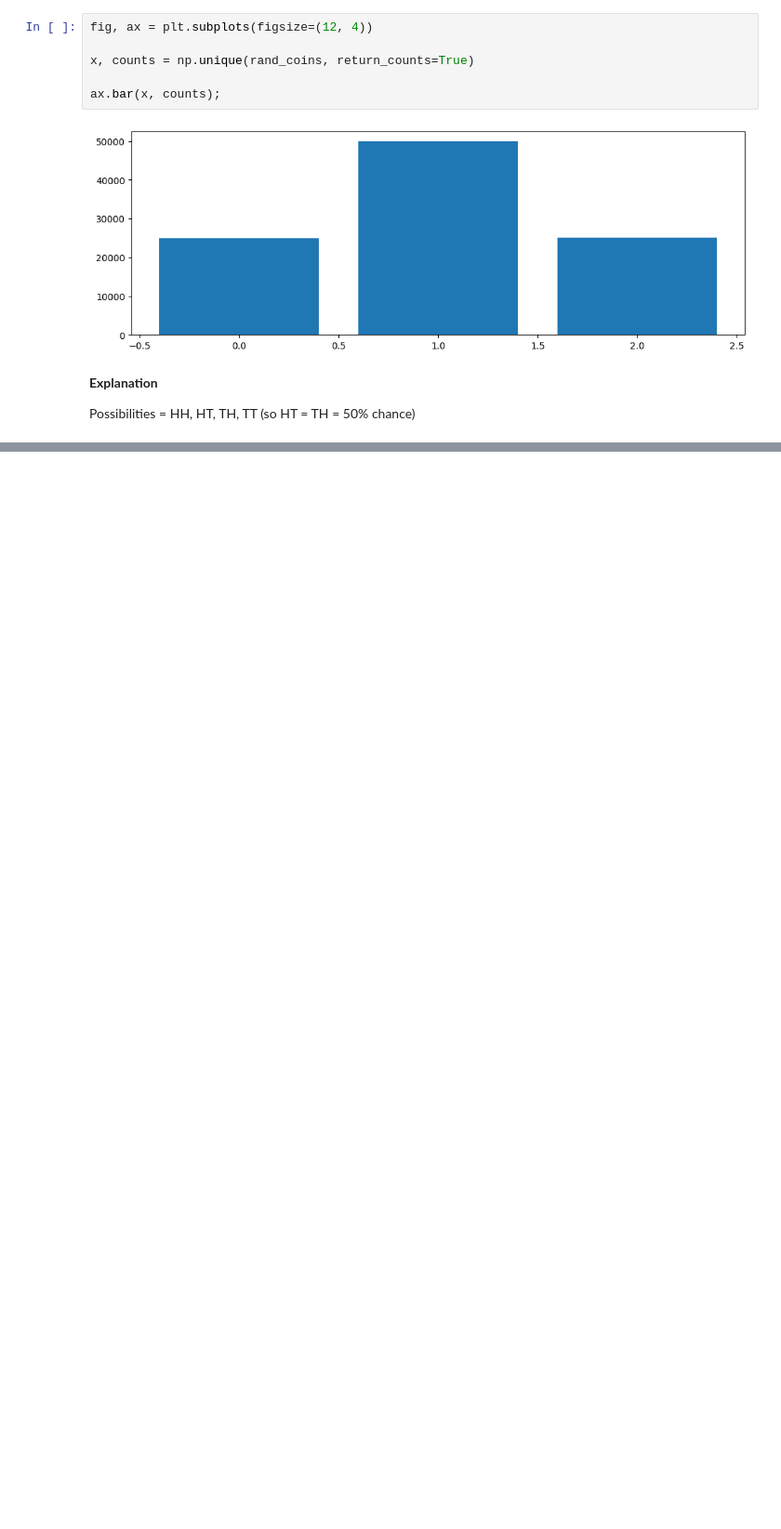
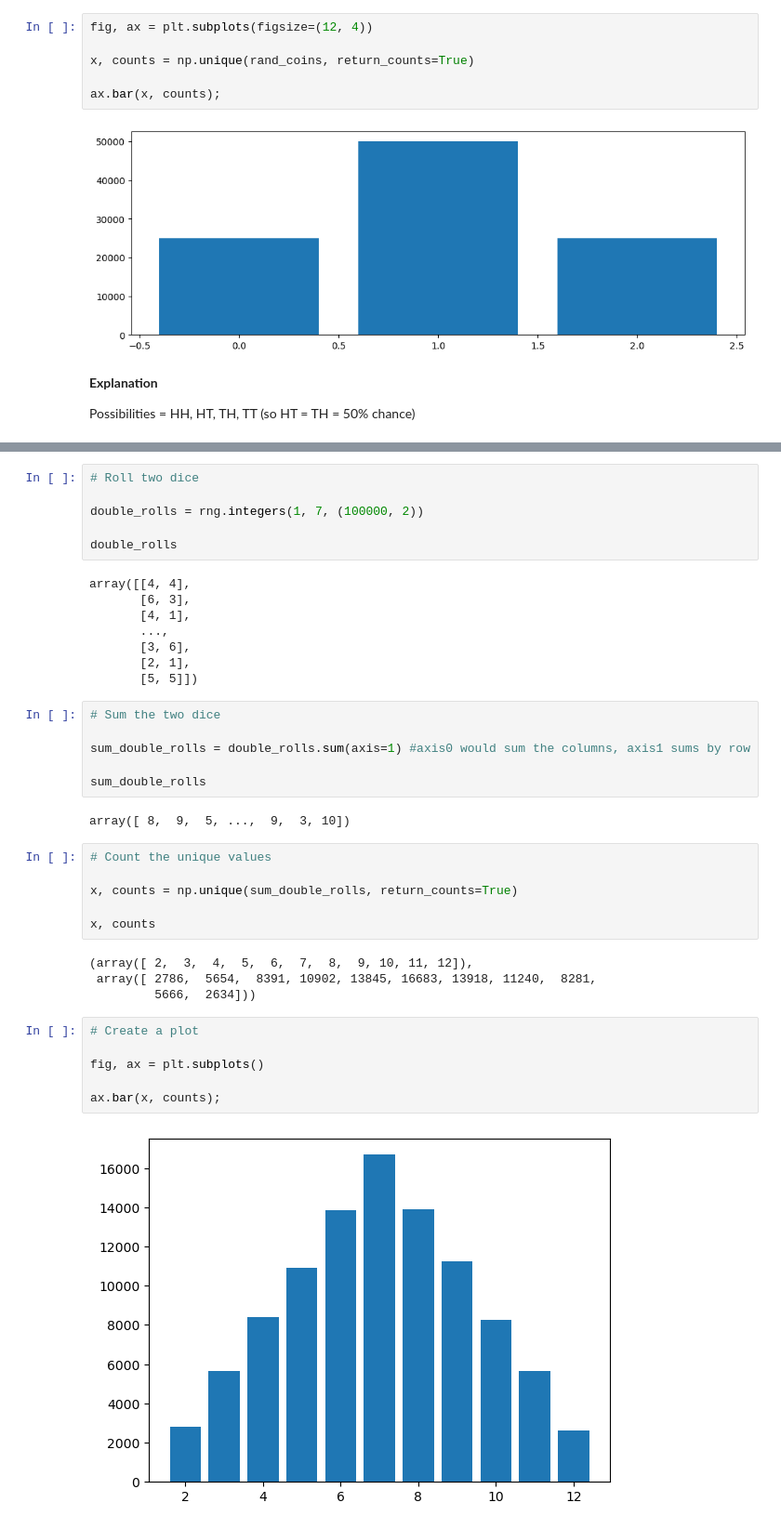
Before and after one commit to PeeBs68/mywork, a Jupyter notebook: fund_da_week7and8.ipynb, the cells around one changed output, grey strips where cells are left out. Shown at 93% size. Saved outputs shown, nothing was run; the diff lists cells and outputs as text; blank space fills up the shorter version.

```diff
--- a/fund_da_week7and8.ipynb
+++ b/fund_da_week7and8.ipynb
@@ -84,0 +115,40 @@ Possibilities = HH, HT, TH, TT (so HT = TH = 50% chance)
+# %%
+# Roll two dice
+
+double_rolls = rng.integers(1, 7, (100000, 2))
+
+double_rolls
+# %% [output]
+array([[4, 4],
+       [6, 3],
+       [4, 1],
+       ...,
+       [3, 6],
+       [2, 1],
+       [5, 5]])
+# %%
+# Sum the two dice
+
+sum_double_rolls = double_rolls.sum(axis=1) #axis0 would sum the columns, axis1 sums by row
+
+sum_double_rolls
+# %% [output]
+array([ 8,  9,  5, ...,  9,  3, 10])
+# %%
+# Count the unique values
+
+x, counts = np.unique(sum_double_rolls, return_counts=True)
+
+x, counts
+# %% [output]
+(array([ 2,  3,  4,  5,  6,  7,  8,  9, 10, 11, 12]),
+ array([ 2786,  5654,  8391, 10902, 13845, 16683, 13918, 11240,  8281,
+         5666,  2634]))
+# %%
+# Create a plot
+
+fig, ax = plt.subplots()
+
+ax.bar(x, counts);
+# %% [output]
+[figure, added]
```
Also changed, not shown: parts of 16 cells of this notebook.
